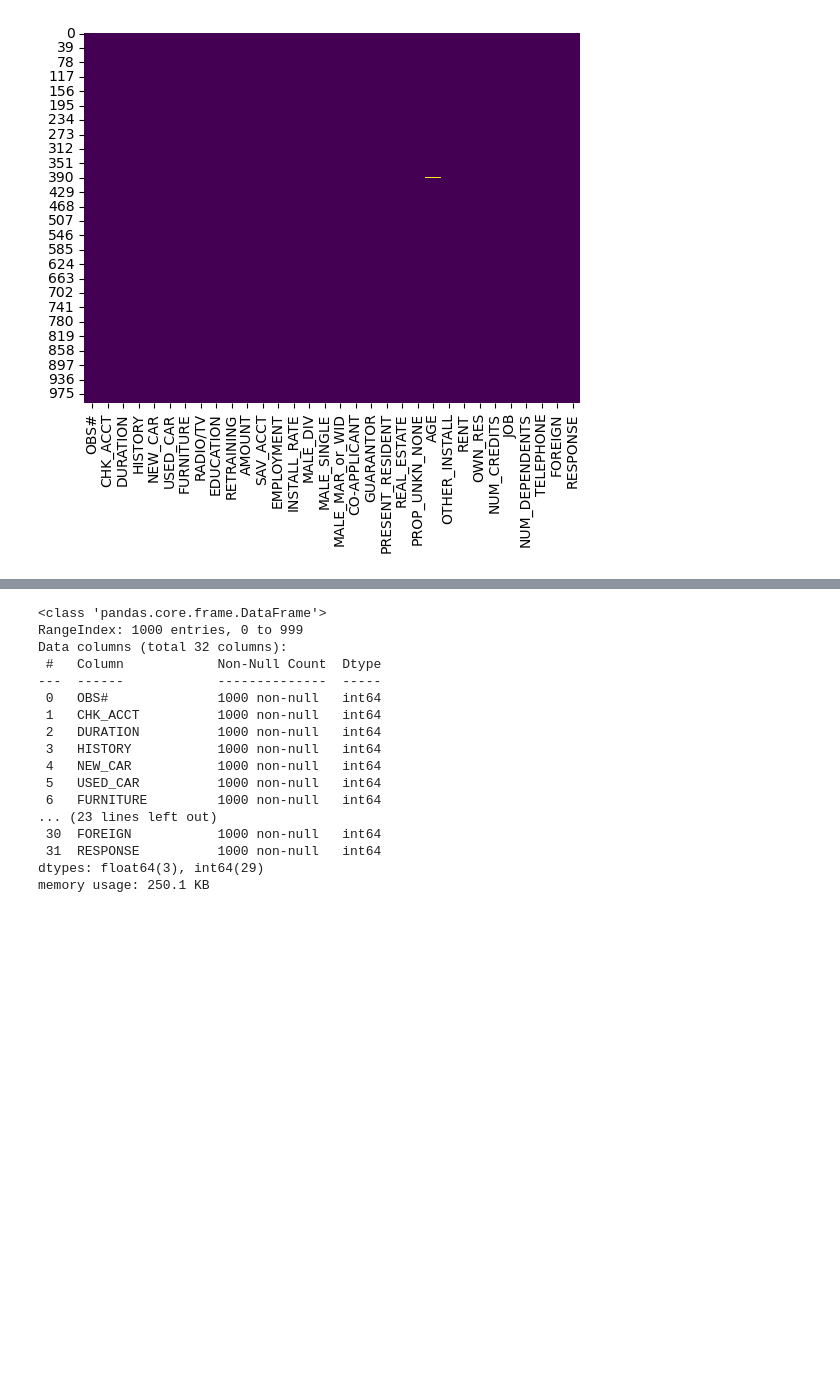
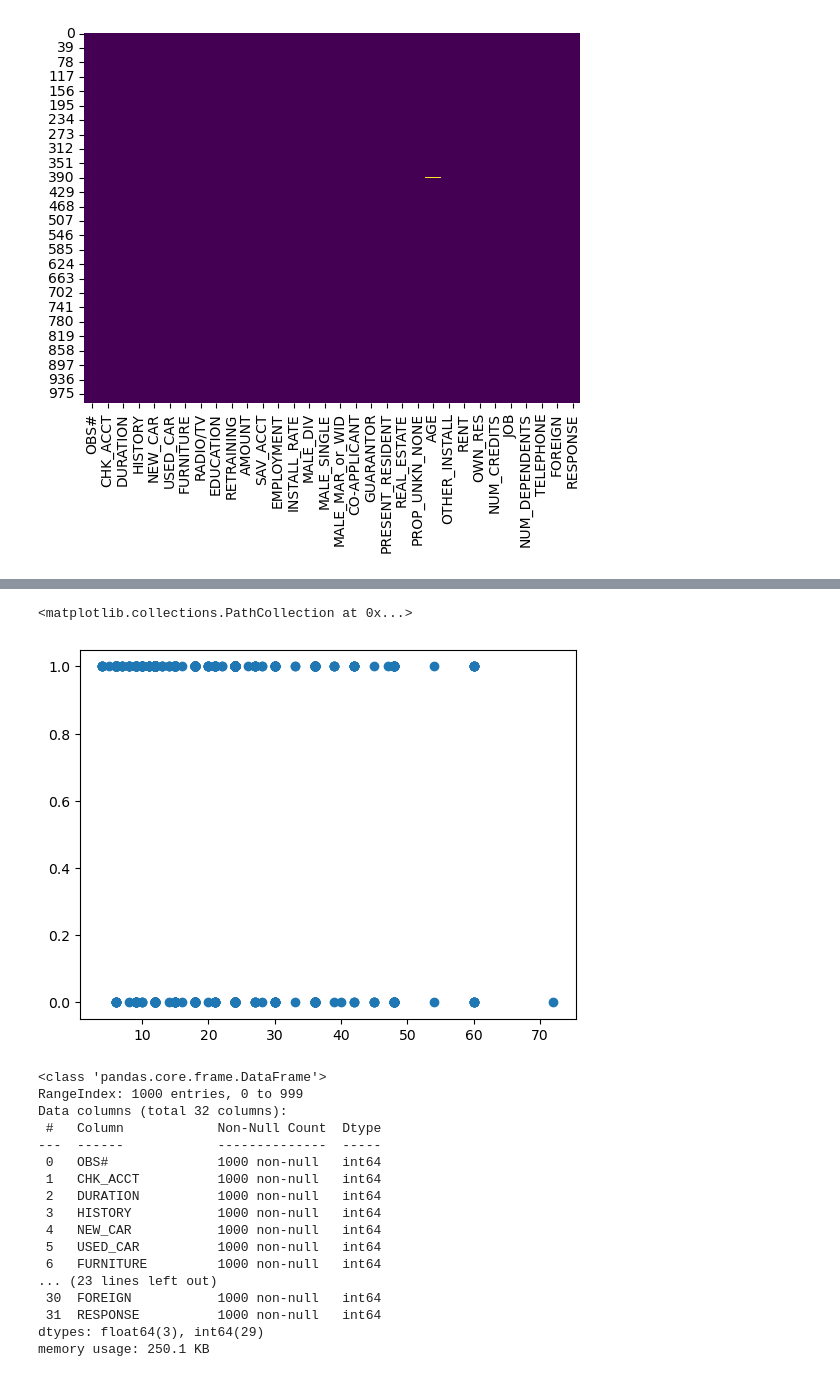
Before and after one commit to iwunduchuks/Osiri-ML-assignement, a Jupyter notebook: Osiri_ML.ipynb, the cells around one changed output, grey strips where cells are left out. Cells and saved outputs as stored; diff of their text form; code cells hidden in the pictures; blank space fills up the shorter version.

```diff
--- a/Osiri_ML.ipynb
+++ b/Osiri_ML.ipynb
@@ -33,3 +48,8 @@ sns.heatmap(Df.isnull(), cbar=False, cmap="viridis")
+# %%
+plt.scatter(Df.iloc[:,2], Df.iloc[:,31])
+# %% [output]
+<matplotlib.collections.PathCollection at 0x...>
+[figure, added]
 # %%
 Df.info()
 # %% [output]
```
Also changed, not shown: parts of 45 cells of this notebook.
